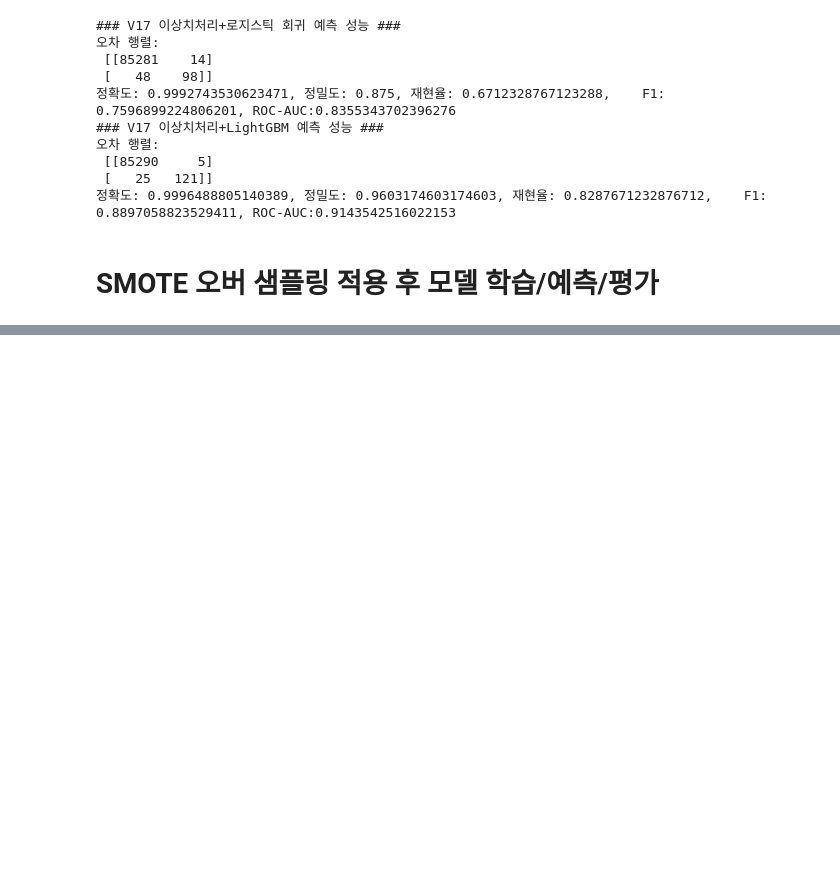
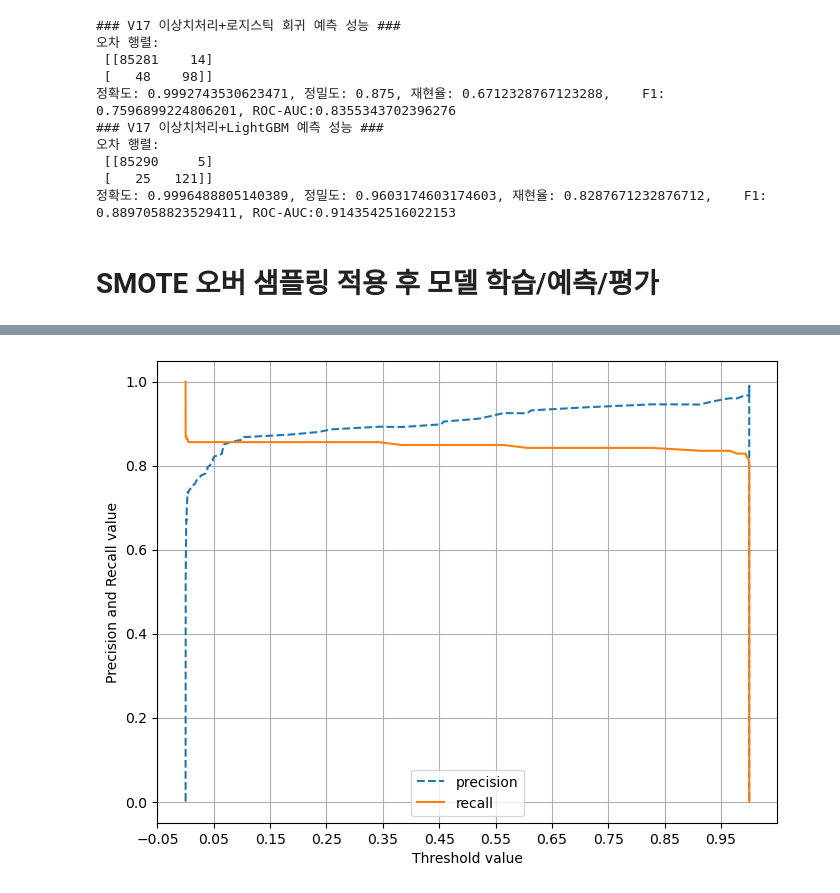
Before and after one commit to selina7704/Machine-Learning, a Jupyter notebook: 04_신용카드사기검출.ipynb, the cells around one changed output, grey strips where cells are left out. Cells and saved outputs as stored; diff of their text form; code cells hidden in the pictures; blank space fills up the shorter version.

```diff
--- a/04_신용카드사기검출.ipynb
+++ b/04_신용카드사기검출.ipynb
@@ -322,0 +393,4 @@ get_model_train_eval(lgbm_clf, ftr_train=X_train, ftr_test=X_test, tgt_train=y_t
+# %%
+precision_recall_curve_plot( y_test, lgbm_clf.predict_proba(X_test)[:, 1] )
+# %% [output]
+[figure, added]
```
Also changed, not shown: parts of 7 cells of this notebook, 33 other files.
